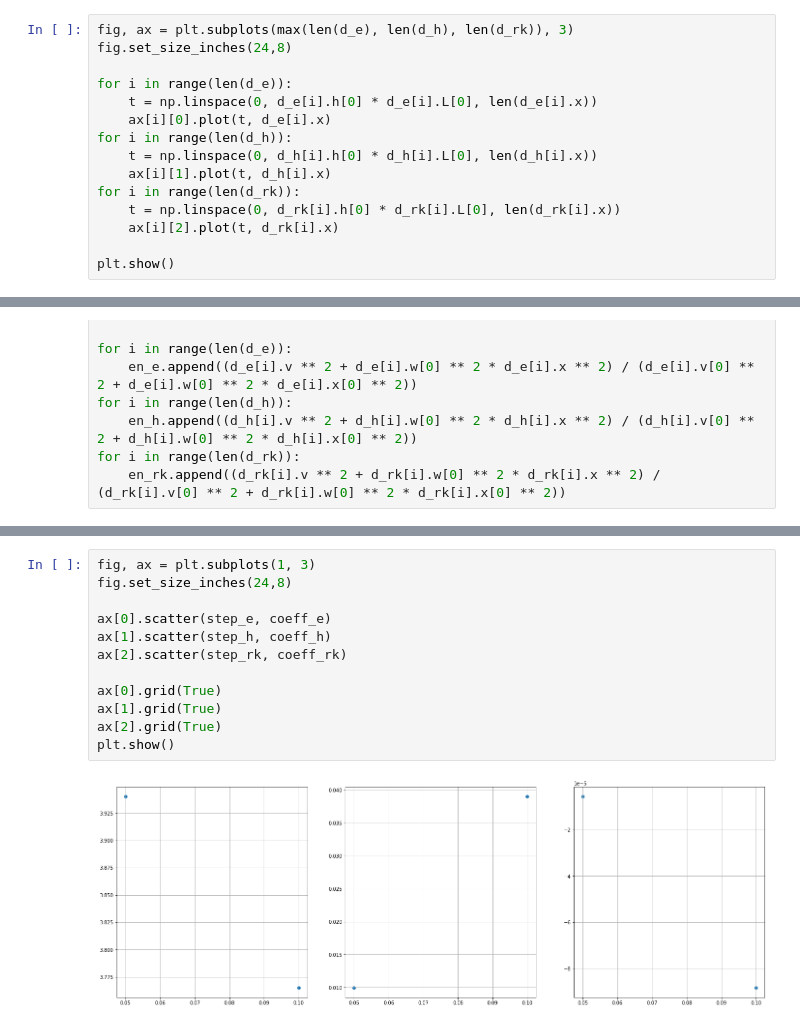
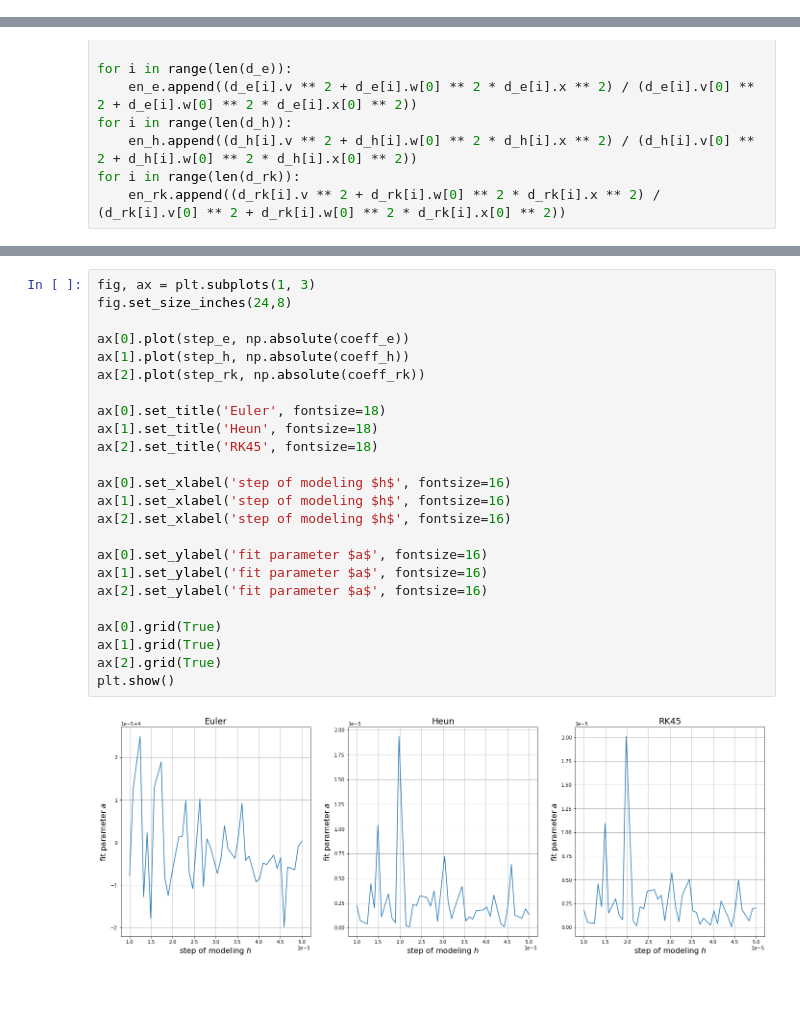
Before and after one commit to GintGld/modeling_MIPT, a Jupyter notebook: wk4/report.ipynb, the cells around one changed output, grey strips where cells are left out. Cells and saved outputs as stored; diff of their text form; blank space fills up the shorter version.

```diff
--- a/wk4/report.ipynb
+++ b/wk4/report.ipynb
@@ -151,15 +187,0 @@ RK45:   2
-# %%
-fig, ax = plt.subplots(max(len(d_e), len(d_h), len(d_rk)), 3)
-fig.set_size_inches(24,8)
-
-for i in range(len(d_e)):
-    t = np.linspace(0, d_e[i].h[0] * d_e[i].L[0], len(d_e[i].x))
-    ax[i][0].plot(t, d_e[i].x)
-for i in range(len(d_h)):
-    t = np.linspace(0, d_h[i].h[0] * d_h[i].L[0], len(d_h[i].x))
-    ax[i][1].plot(t, d_h[i].x)
-for i in range(len(d_rk)):
-    t = np.linspace(0, d_rk[i].h[0] * d_rk[i].L[0], len(d_rk[i].x))
-    ax[i][2].plot(t, d_rk[i].x)
-
-plt.show()
@@ -232,14 +237,26 @@ plt.show()
 # %%
 fig, ax = plt.subplots(1, 3)
 fig.set_size_inches(24,8)
 
-ax[0].scatter(step_e, coeff_e)
-ax[1].scatter(step_h, coeff_h)
-ax[2].scatter(step_rk, coeff_rk)
+ax[0].plot(step_e, np.absolute(coeff_e))
+ax[1].plot(step_h, np.absolute(coeff_h))
+ax[2].plot(step_rk, np.absolute(coeff_rk))
+
+ax[0].set_title('Euler', fontsize=18)
+ax[1].set_title('Heun', fontsize=18)
+ax[2].set_title('RK45', fontsize=18)
+
+ax[0].set_xlabel('step of modeling $h$', fontsize=16)
+ax[1].set_xlabel('step of modeling $h$', fontsize=16)
+ax[2].set_xlabel('step of modeling $h$', fontsize=16)
+
+ax[0].set_ylabel('fit parameter $a$', fontsize=16)
+ax[1].set_ylabel('fit parameter $a$', fontsize=16)
+ax[2].set_ylabel('fit parameter $a$', fontsize=16)
 
 ax[0].grid(True)
 ax[1].grid(True)
 ax[2].grid(True)
 plt.show()
 # %% [output]
-[figure, old version]
+[figure, new version]
```
Also changed, not shown: parts of 12 cells of this notebook, 1 other file.
